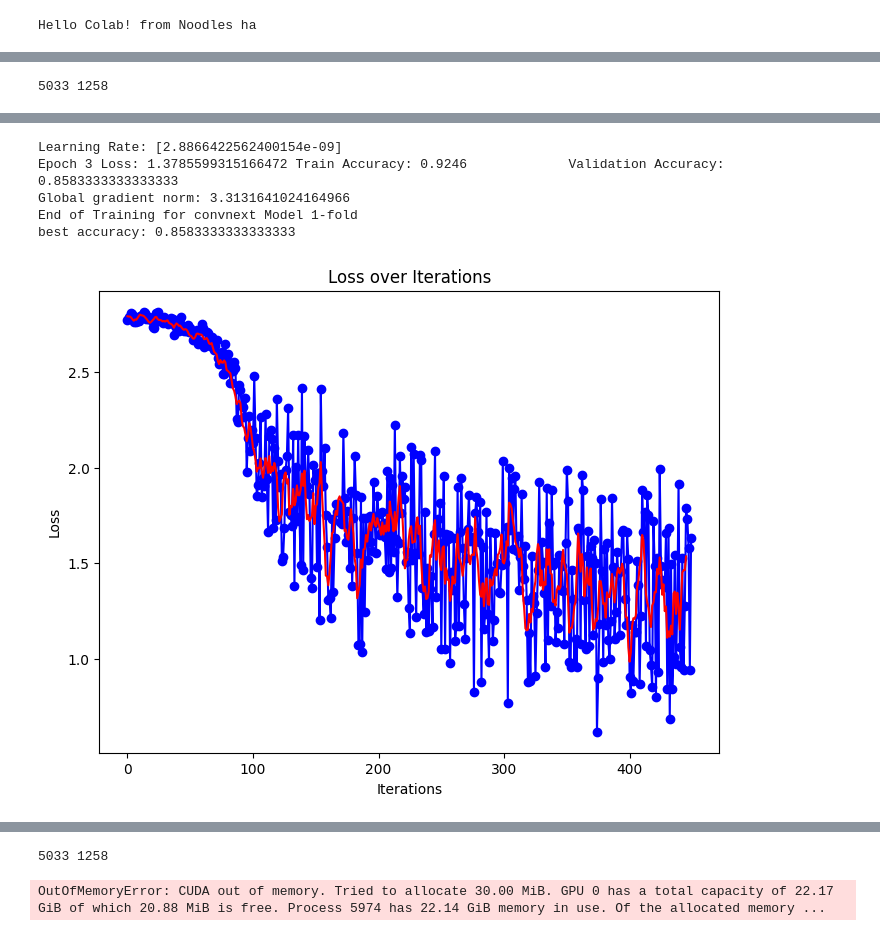
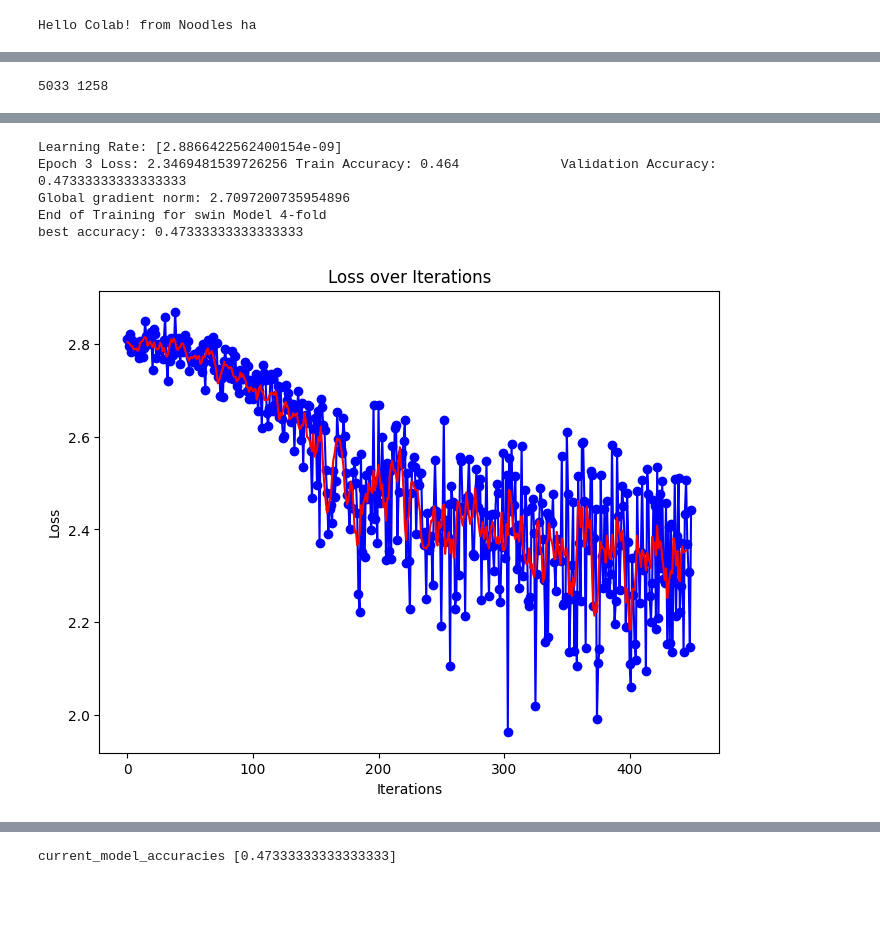
Before and after one commit to tomhyhan/noodles, a Jupyter notebook: pasta_classification.ipynb, the cells around one changed output, grey strips where cells are left out. Saved outputs shown, nothing was run; the diff lists cells and outputs as text; code cells hidden in the pictures; blank space fills up the shorter version.

```diff
--- a/pasta_classification.ipynb
+++ b/pasta_classification.ipynb
@@ -106,7 +92,7 @@ image_paths, labels = data["img_path"], data["label"]
 X, test_data, y, test_label = train_test_split(image_paths.values, labels.values, train_size=0.9, random_state=SEED, shuffle=True, stratify=labels)
 # %%
 k_fold = StratifiedKFold(n_splits=5, random_state=SEED, shuffle=True)
-models = ['convnext' ]
+models = ['swin' ]
 
 # N=100
 # perm_indices = np.random.permutation(N)
@@ -116,8 +102,8 @@ models = ['convnext' ]
 for model_name in models:
     current_model_accuracies = []
     for k_id, (train_i, val_i) in enumerate(k_fold.split(X,y)):
-        if k_id in [0]:
-            continue
+        # if k_id in [0,1,2,3]:
+        #     continue
         print(len(train_i), len(val_i))
         train_set = X[train_i]
         train_label_set = y[train_i]
@@ -206,6 +192,6 @@ Global gradient norm: 4.8025657979661025
 Learning Rate: [2.8866422562400154e-09]
-Epoch 3 Loss: 1.3785599315166472 Train Accuracy: 0.9246             Validation Accuracy: 0.8583333333333333
-Global gradient norm: 3.3131641024164966
-End of Training for convnext Model 1-fold
-best accuracy: 0.8583333333333333
+Epoch 3 Loss: 2.3469481539726256 Train Accuracy: 0.464             Validation Accuracy: 0.47333333333333333
+Global gradient norm: 2.7097200735954896
+End of Training for swin Model 4-fold
+best accuracy: 0.47333333333333333
-[figure, old version]
+[figure, new version]
@@ -213,5 +199,4 @@ best accuracy: 0.8583333333333333
-5033 1258
+current_model_accuracies [0.47333333333333333]
-OutOfMemoryError: CUDA out of memory. Tried to allocate 30.00 MiB. GPU 0 has a total capacity of 22.17 GiB of which 20.88 MiB is free. Process 5974 has 22.14 GiB memory in use. Of the allocated memory ...
 # %%
 # Inference
 # %%
```
Also changed, not shown: parts of 5 cells of this notebook.
